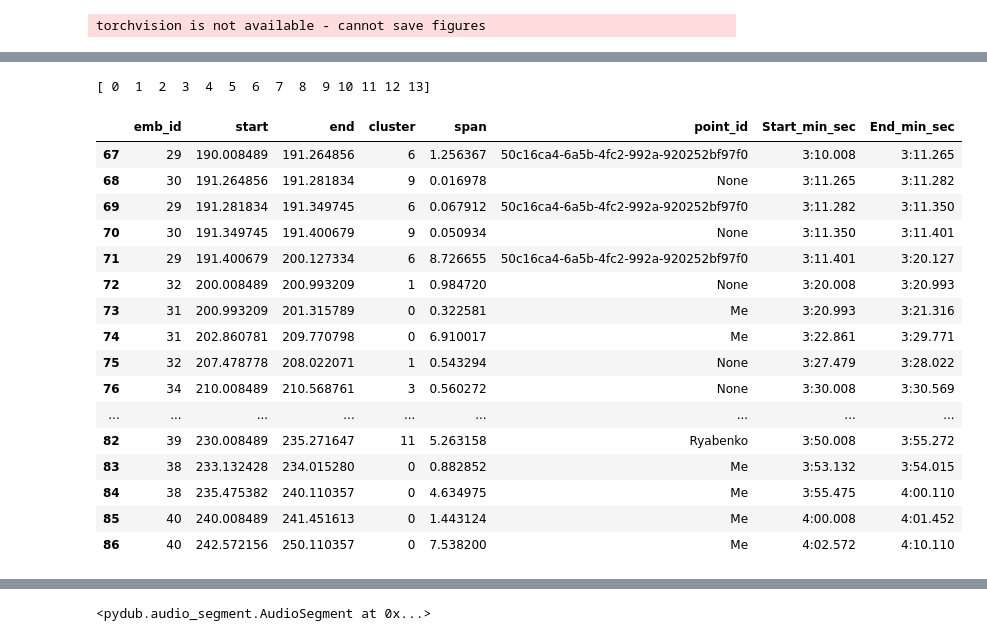
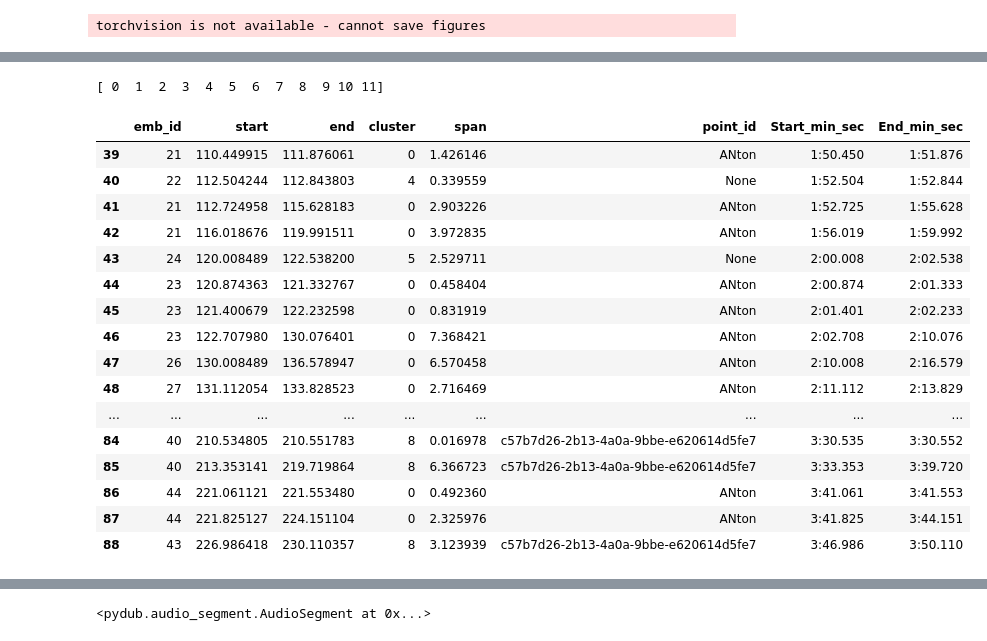
Before and after one commit to Vexa-ai/vexa-transcription-service, a Jupyter notebook: 02.ipynb, the cells around one changed output, grey strips where cells are left out. Saved outputs shown, nothing was run; the diff lists cells and outputs as text; code cells hidden in the pictures.

```diff
--- a/02.ipynb
+++ b/02.ipynb
@@ -202,48 +202,49 @@ if embeddings.shape[0]>1:
         operation_info = client.upsert(
             collection_name="speakers",
             wait=True,
             points=new_points
         )
 
 
 rename_dict = {
 
     'a1e24d98-918b-4633-8a4e-a4613949c0bc':'Ryabenko',
     '1c6cac3c-0eba-4404-a6fc-ab1f54992292':'Ikenna',
     'e92fd67c-d305-4bd4-a1d4-81dc86e2f063':'Me',
     'f39f85d8-2c76-4ee5-bb70-dc18f7c39af5':'Me',
+    '7c0d4578-e6e2-4216-b3fa-bc9fa31162c9':'Me',
     '4384a580-e3d3-4b96-bd01-5412318bdbda':'ANdrew',
     'd22658aa-ab7a-4aea-a322-ff86c2274b18':'Olya',
     'feed0fdf-8332-4c6c-842d-b8fcc1543508':'Liza',
     '77270ffb-54a5-4a23-8b10-d273347a7233':'Egor',
     'e419df06-381b-4de1-a8aa-dca078326af8':'ANton'
 
 
 
 
 
                }
 segments_df['Start_min_sec'] = segments_df['start'].apply(seconds_to_min_sec)
 segments_df['End_min_sec'] = segments_df['end'].apply(seconds_to_min_sec)
 segments_df['point_id'] = segments_df['point_id'].replace(rename_dict)
 segments_df = segments_df.sort_values('start').reset_index(drop=True)
-segments_df.tail(20)
+segments_df.tail(50)
 # %% [output]
-[ 0  1  2  3  4  5  6  7  8  9 10 11 12 13]
+[ 0  1  2  3  4  5  6  7  8  9 10 11]
 |  | emb_id | start | end | cluster | span | point_id | Start_min_sec | End_min_sec |
-| 67 | 29 | 190.008489 | 191.264856 | 6 | 1.256367 | 50c16ca4-6a5b-4fc2-992a-920252bf97f0 | 3:10.008 | 3:11.265 |
-| 68 | 30 | 191.264856 | 191.281834 | 9 | 0.016978 | None | 3:11.265 | 3:11.282 |
-| 69 | 29 | 191.281834 | 191.349745 | 6 | 0.067912 | 50c16ca4-6a5b-4fc2-992a-920252bf97f0 | 3:11.282 | 3:11.350 |
-| 70 | 30 | 191.349745 | 191.400679 | 9 | 0.050934 | None | 3:11.350 | 3:11.401 |
-| 71 | 29 | 191.400679 | 200.127334 | 6 | 8.726655 | 50c16ca4-6a5b-4fc2-992a-920252bf97f0 | 3:11.401 | 3:20.127 |
-| 72 | 32 | 200.008489 | 200.993209 | 1 | 0.984720 | None | 3:20.008 | 3:20.993 |
-| 73 | 31 | 200.993209 | 201.315789 | 0 | 0.322581 | Me | 3:20.993 | 3:21.316 |
-| 74 | 31 | 202.860781 | 209.770798 | 0 | 6.910017 | Me | 3:22.861 | 3:29.771 |
-| 75 | 32 | 207.478778 | 208.022071 | 1 | 0.543294 | None | 3:27.479 | 3:28.022 |
-| 76 | 34 | 210.008489 | 210.568761 | 3 | 0.560272 | None | 3:30.008 | 3:30.569 |
+| 39 | 21 | 110.449915 | 111.876061 | 0 | 1.426146 | ANton | 1:50.450 | 1:51.876 |
+| 40 | 22 | 112.504244 | 112.843803 | 4 | 0.339559 | None | 1:52.504 | 1:52.844 |
+| 41 | 21 | 112.724958 | 115.628183 | 0 | 2.903226 | ANton | 1:52.725 | 1:55.628 |
+| 42 | 21 | 116.018676 | 119.991511 | 0 | 3.972835 | ANton | 1:56.019 | 1:59.992 |
+| 43 | 24 | 120.008489 | 122.538200 | 5 | 2.529711 | None | 2:00.008 | 2:02.538 |
+| 44 | 23 | 120.874363 | 121.332767 | 0 | 0.458404 | ANton | 2:00.874 | 2:01.333 |
+| 45 | 23 | 121.400679 | 122.232598 | 0 | 0.831919 | ANton | 2:01.401 | 2:02.233 |
+| 46 | 23 | 122.707980 | 130.076401 | 0 | 7.368421 | ANton | 2:02.708 | 2:10.076 |
+| 47 | 26 | 130.008489 | 136.578947 | 0 | 6.570458 | ANton | 2:10.008 | 2:16.579 |
+| 48 | 27 | 131.112054 | 133.828523 | 0 | 2.716469 | ANton | 2:11.112 | 2:13.829 |
 | ... | ... | ... | ... | ... | ... | ... | ... | ... |
-| 82 | 39 | 230.008489 | 235.271647 | 11 | 5.263158 | Ryabenko | 3:50.008 | 3:55.272 |
-| 83 | 38 | 233.132428 | 234.015280 | 0 | 0.882852 | Me | 3:53.132 | 3:54.015 |
-| 84 | 38 | 235.475382 | 240.110357 | 0 | 4.634975 | Me | 3:55.475 | 4:00.110 |
-| 85 | 40 | 240.008489 | 241.451613 | 0 | 1.443124 | Me | 4:00.008 | 4:01.452 |
-| 86 | 40 | 242.572156 | 250.110357 | 0 | 7.538200 | Me | 4:02.572 | 4:10.110 |
+| 84 | 40 | 210.534805 | 210.551783 | 8 | 0.016978 | c57b7d26-2b13-4a0a-9bbe-e620614d5fe7 | 3:30.535 | 3:30.552 |
+| 85 | 40 | 213.353141 | 219.719864 | 8 | 6.366723 | c57b7d26-2b13-4a0a-9bbe-e620614d5fe7 | 3:33.353 | 3:39.720 |
+| 86 | 44 | 221.061121 | 221.553480 | 0 | 0.492360 | ANton | 3:41.061 | 3:41.553 |
+| 87 | 44 | 221.825127 | 224.151104 | 0 | 2.325976 | ANton | 3:41.825 | 3:44.151 |
+| 88 | 43 | 226.986418 | 230.110357 | 8 | 3.123939 | c57b7d26-2b13-4a0a-9bbe-e620614d5fe7 | 3:46.986 | 3:50.110 |
```
Also changed, not shown: parts of 11 cells of this notebook, 1 other file.
